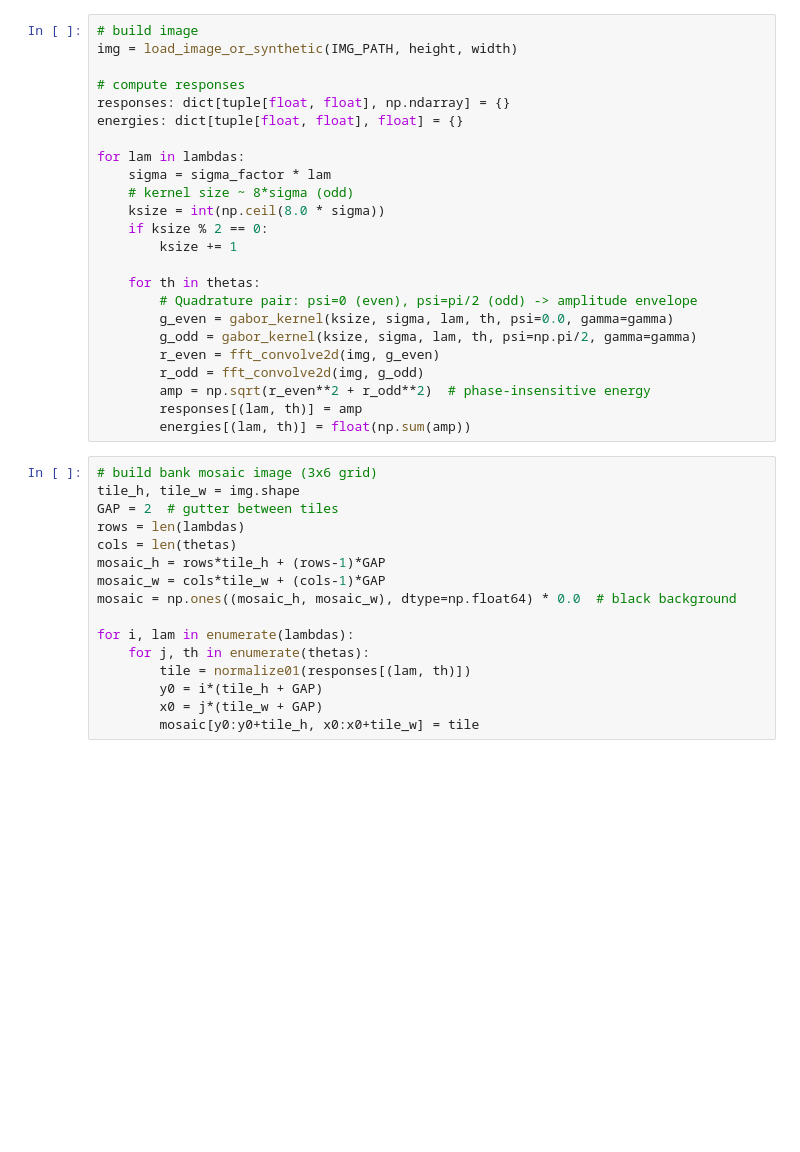
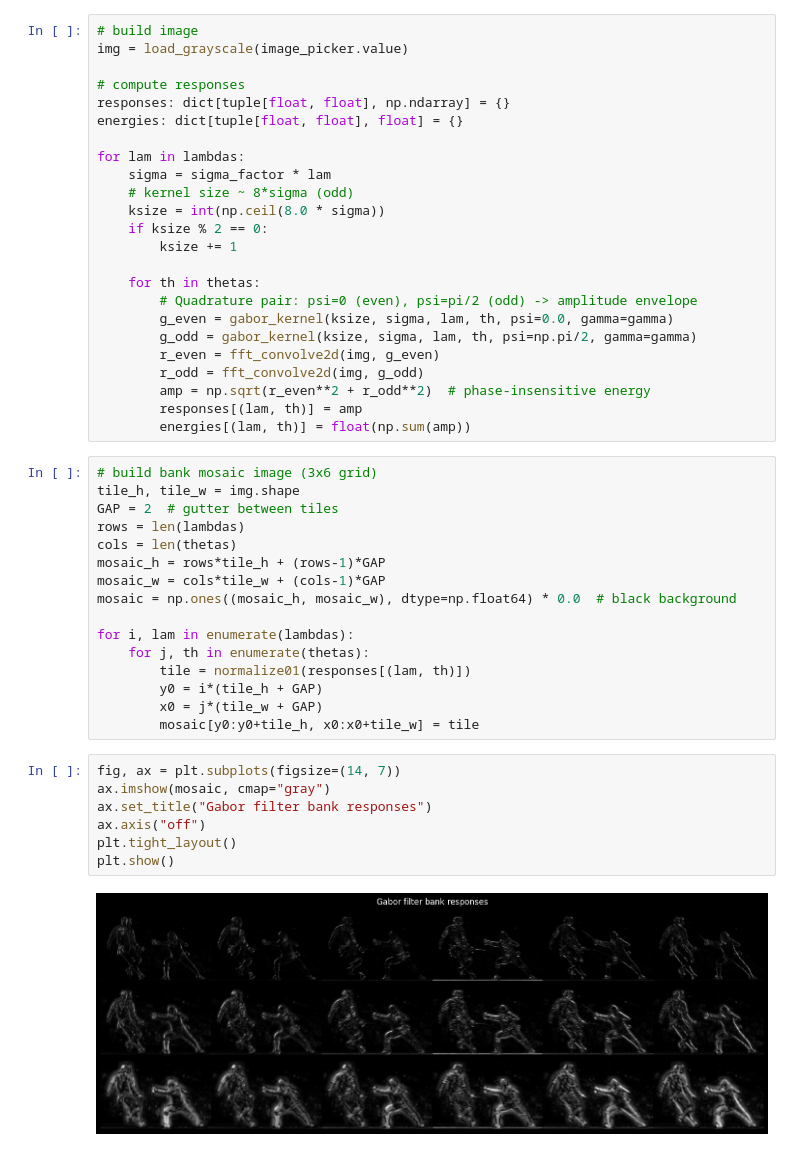
Before and after one commit to zyplocs/notebooks, a Jupyter notebook: gabor_bank.ipynb, the cells around one changed output. Cells and saved outputs as stored; diff of their text form; blank space fills up the shorter version.

Commit message:
Clean messy code in `gabor_bank` notebook + include an output image

```diff
--- a/gabor_bank.ipynb
+++ b/gabor_bank.ipynb
@@ -102,6 +118,6 @@ def normalize01(x: np.ndarray) -> np.ndarray:
 # %%
 # build image
-img = load_image_or_synthetic(IMG_PATH, height, width)
+img = load_grayscale(image_picker.value)
 
 # compute responses
 responses: dict[tuple[float, float], np.ndarray] = {}
@@ -139,3 +155,12 @@ for i, lam in enumerate(lambdas):
         y0 = i*(tile_h + GAP)
         x0 = j*(tile_w + GAP)
         mosaic[y0:y0+tile_h, x0:x0+tile_w] = tile
+# %%
+fig, ax = plt.subplots(figsize=(14, 7))
+ax.imshow(mosaic, cmap="gray")
+ax.set_title("Gabor filter bank responses")
+ax.axis("off")
+plt.tight_layout()
+plt.show()
+# %% [output]
+[figure, added]
```
Also changed, not shown: parts of 5 cells of this notebook.
